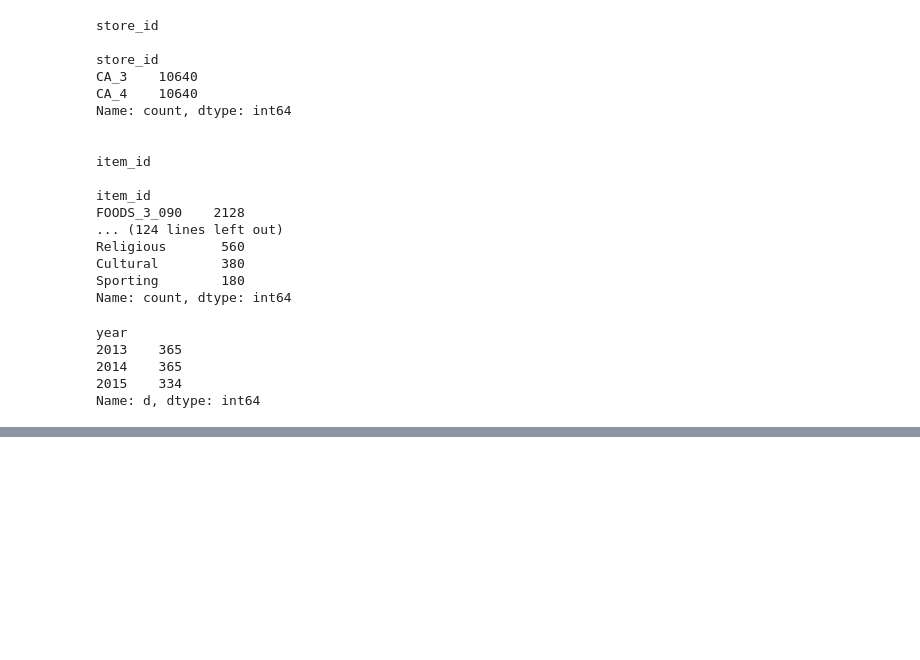
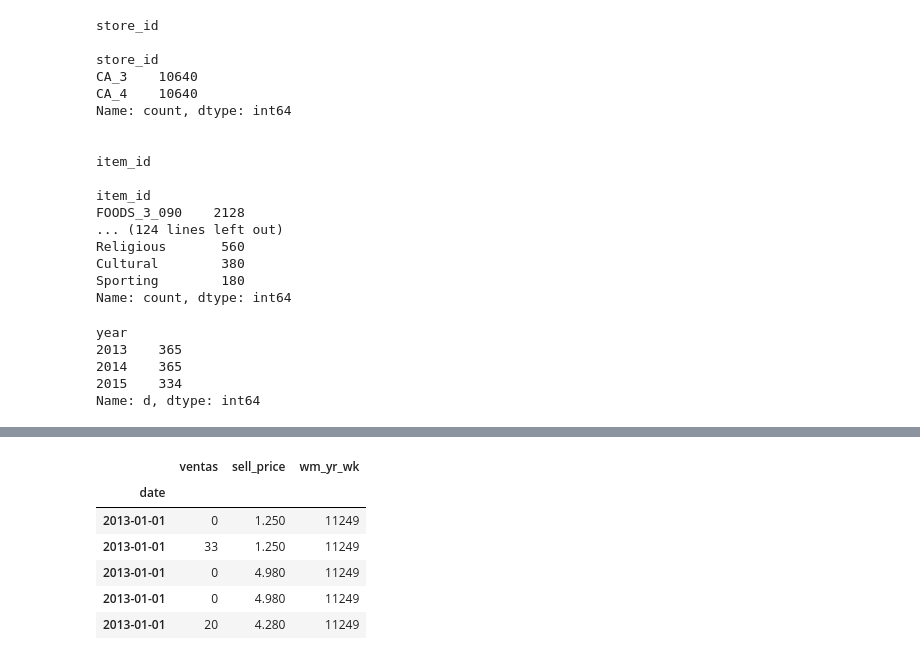
Before and after one commit to PabloHVega/ForecastingRetail, a Jupyter notebook: 03_notebooks/02_Calidad_Datos.ipynb, the cells around one changed output, grey strips where cells are left out. Cells and saved outputs as stored; diff of their text form; code cells hidden in the pictures; blank space fills up the shorter version.

```diff
--- a/03_notebooks/02_Calidad_Datos.ipynb
+++ b/03_notebooks/02_Calidad_Datos.ipynb
@@ -236,0 +342,10 @@ Name: d, dtype: int64
+# %%
+num.head()
+# %% [output]
+|  | ventas | sell_price | wm_yr_wk |
+| date |  |  |  |
+| 2013-01-01 | 0 | 1.250 | 11249 |
+| 2013-01-01 | 33 | 1.250 | 11249 |
+| 2013-01-01 | 0 | 4.980 | 11249 |
+| 2013-01-01 | 0 | 4.980 | 11249 |
+| 2013-01-01 | 20 | 4.280 | 11249 |
```
Also changed, not shown: parts of 15 cells of this notebook, 1 other file.
